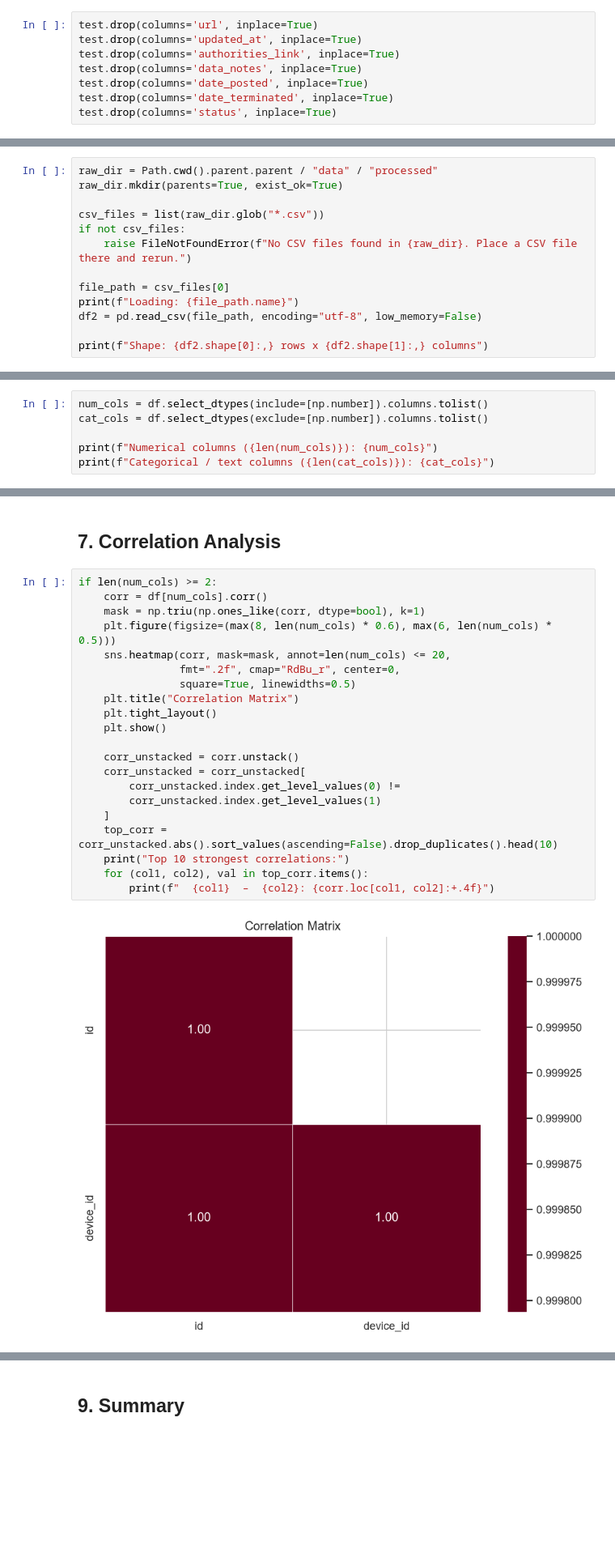
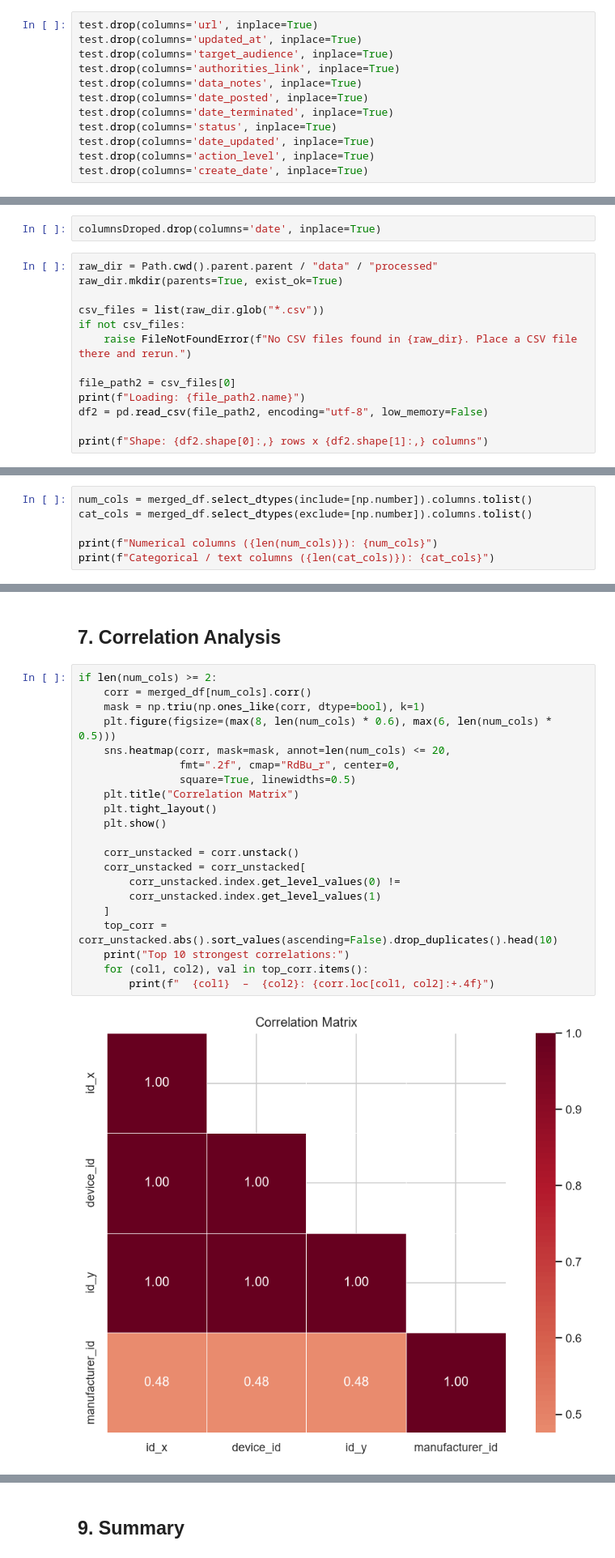
Before and after one commit to Arizael000/faulty-mdevices, a Jupyter notebook: notebooks/sect2/00_preliminary_eda.ipynb, the cells around one changed output, grey strips where cells are left out. Shown at 81% size. Cells and saved outputs as stored; diff of their text form; blank space fills up the shorter version.

```diff
--- a/notebooks/sect2/00_preliminary_eda.ipynb
+++ b/notebooks/sect2/00_preliminary_eda.ipynb
@@ -328,10 +403,14 @@ test
 # %%
 test.drop(columns='url', inplace=True)
 test.drop(columns='updated_at', inplace=True)
+test.drop(columns='target_audience', inplace=True)
 test.drop(columns='authorities_link', inplace=True)
 test.drop(columns='data_notes', inplace=True)
 test.drop(columns='date_posted', inplace=True)
 test.drop(columns='date_terminated', inplace=True)
 test.drop(columns='status', inplace=True)
+test.drop(columns='date_updated', inplace=True)
+test.drop(columns='action_level', inplace=True)
+test.drop(columns='create_date', inplace=True)
 # %%
 columnsDroped = test.dropna(thresh=15).copy()
@@ -354,3 +443,5 @@ columnsDroped
+# %%
+columnsDroped.drop(columns='date', inplace=True)
 # %%
 raw_dir = Path.cwd().parent.parent / "data" / "processed"
 raw_dir.mkdir(parents=True, exist_ok=True)
@@ -359,9 +450,9 @@ csv_files = list(raw_dir.glob("*.csv"))
 if not csv_files:
     raise FileNotFoundError(f"No CSV files found in {raw_dir}. Place a CSV file there and rerun.")
 
-file_path = csv_files[0]
-print(f"Loading: {file_path.name}")
-df2 = pd.read_csv(file_path, encoding="utf-8", low_memory=False)
+file_path2 = csv_files[0]
+print(f"Loading: {file_path2.name}")
+df2 = pd.read_csv(file_path2, encoding="utf-8", low_memory=False)
 
 print(f"Shape: {df2.shape[0]:,} rows x {df2.shape[1]:,} columns")
 # %% [output]
@@ -399,8 +522,8 @@ merged_df
 # %% [markdown]
 ## 4. Numerical Columns – Descriptive Statistics
 # %%
-num_cols = df.select_dtypes(include=[np.number]).columns.tolist()
-cat_cols = df.select_dtypes(exclude=[np.number]).columns.tolist()
+num_cols = merged_df.select_dtypes(include=[np.number]).columns.tolist()
+cat_cols = merged_df.select_dtypes(exclude=[np.number]).columns.tolist()
 
 print(f"Numerical columns ({len(num_cols)}): {num_cols}")
 print(f"Categorical / text columns ({len(cat_cols)}): {cat_cols}")
@@ -483,25 +565,25 @@ if num_cols:
 ## 7. Correlation Analysis
 # %%
 if len(num_cols) >= 2:
-    corr = df[num_cols].corr()
+    corr = merged_df[num_cols].corr()
     mask = np.triu(np.ones_like(corr, dtype=bool), k=1)
     plt.figure(figsize=(max(8, len(num_cols) * 0.6), max(6, len(num_cols) * 0.5)))
     sns.heatmap(corr, mask=mask, annot=len(num_cols) <= 20,
                 fmt=".2f", cmap="RdBu_r", center=0,
                 square=True, linewidths=0.5)
     plt.title("Correlation Matrix")
     plt.tight_layout()
     plt.show()
 
     corr_unstacked = corr.unstack()
     corr_unstacked = corr_unstacked[
         corr_unstacked.index.get_level_values(0) !=
         corr_unstacked.index.get_level_values(1)
     ]
     top_corr = corr_unstacked.abs().sort_values(ascending=False).drop_duplicates().head(10)
     print("Top 10 strongest correlations:")
     for (col1, col2), val in top_corr.items():
         print(f"  {col1}  –  {col2}: {corr.loc[col1, col2]:+.4f}")
 # %% [output]
-[figure, old version]
+[figure, new version]
 Top 10 strongest correlations:
```
Also changed, not shown: parts of 30 cells of this notebook, 4 other files.
